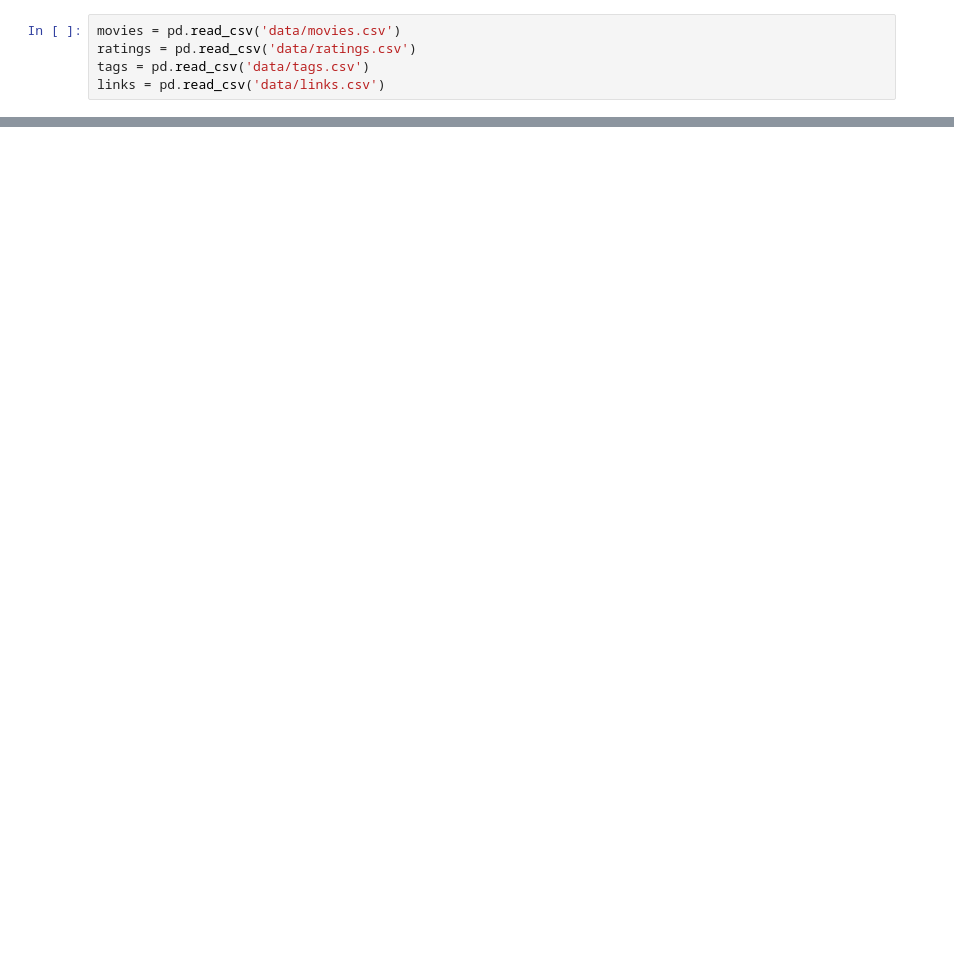
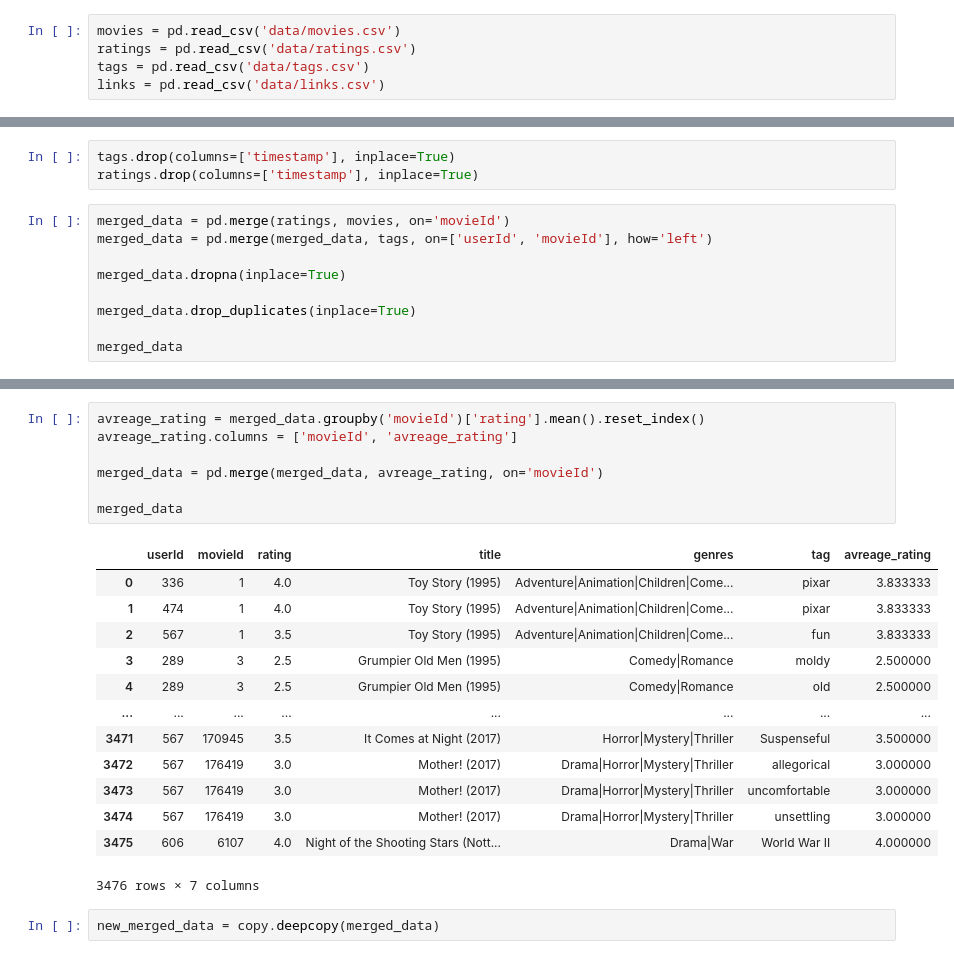
Before and after one commit to markopolo139/DataMiningAssignment2, a Jupyter notebook: data_analysis.ipynb, the cells around one changed output, grey strips where cells are left out. Saved outputs shown, nothing was run; the diff lists cells and outputs as text; blank space fills up the shorter version.

```diff
--- a/data_analysis.ipynb
+++ b/data_analysis.ipynb
@@ -43,0 +28,12 @@ links.head()
+# %%
+tags.drop(columns=['timestamp'], inplace=True)
+ratings.drop(columns=['timestamp'], inplace=True)
+# %%
+merged_data = pd.merge(ratings, movies, on='movieId')
+merged_data = pd.merge(merged_data, tags, on=['userId', 'movieId'], how='left')
+
+merged_data.dropna(inplace=True)
+
+merged_data.drop_duplicates(inplace=True)
+
+merged_data
@@ -43,0 +54,23 @@ links.head()
+# %%
+avreage_rating = merged_data.groupby('movieId')['rating'].mean().reset_index()
+avreage_rating.columns = ['movieId', 'avreage_rating']
+
+merged_data = pd.merge(merged_data, avreage_rating, on='movieId')
+
+merged_data
+# %% [output]
+|  | userId | movieId | rating | title | genres | tag | avreage_rating |
+| 0 | 336 | 1 | 4.0 | Toy Story (1995) | Adventure|Animation|Children|Come... | pixar | 3.833333 |
+| 1 | 474 | 1 | 4.0 | Toy Story (1995) | Adventure|Animation|Children|Come... | pixar | 3.833333 |
+| 2 | 567 | 1 | 3.5 | Toy Story (1995) | Adventure|Animation|Children|Come... | fun | 3.833333 |
+| 3 | 289 | 3 | 2.5 | Grumpier Old Men (1995) | Comedy|Romance | moldy | 2.500000 |
+| 4 | 289 | 3 | 2.5 | Grumpier Old Men (1995) | Comedy|Romance | old | 2.500000 |
+| ... | ... | ... | ... | ... | ... | ... | ... |
+| 3471 | 567 | 170945 | 3.5 | It Comes at Night (2017) | Horror|Mystery|Thriller | Suspenseful | 3.500000 |
+| 3472 | 567 | 176419 | 3.0 | Mother! (2017) | Drama|Horror|Mystery|Thriller | allegorical | 3.000000 |
+| 3473 | 567 | 176419 | 3.0 | Mother! (2017) | Drama|Horror|Mystery|Thriller | uncomfortable | 3.000000 |
+| 3474 | 567 | 176419 | 3.0 | Mother! (2017) | Drama|Horror|Mystery|Thriller | unsettling | 3.000000 |
+| 3475 | 606 | 6107 | 4.0 | Night of the Shooting Stars (Nott... | Drama|War | World War II | 4.000000 |
+3476 rows × 7 columns
+# %%
+new_merged_data = copy.deepcopy(merged_data)
```
Also changed, not shown: parts of 14 cells of this notebook.
